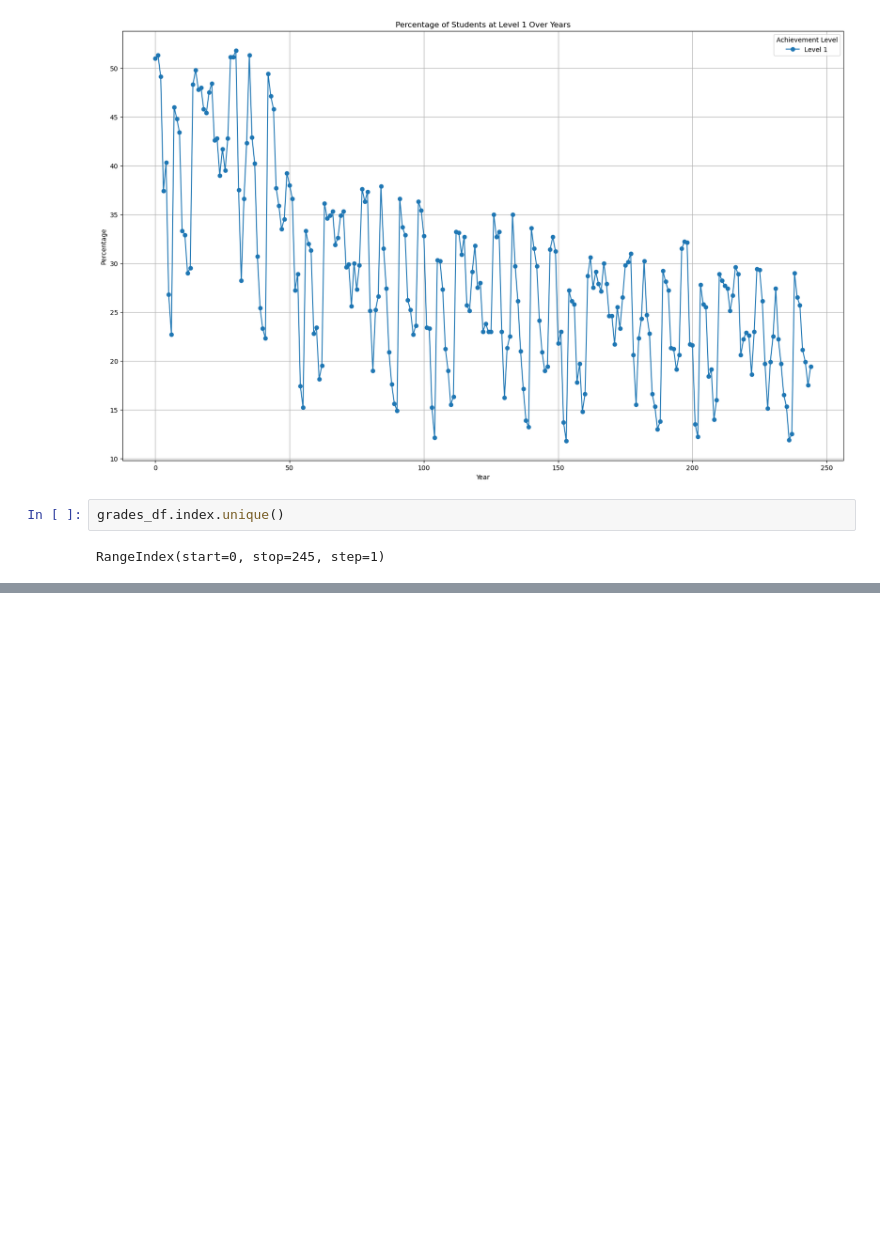
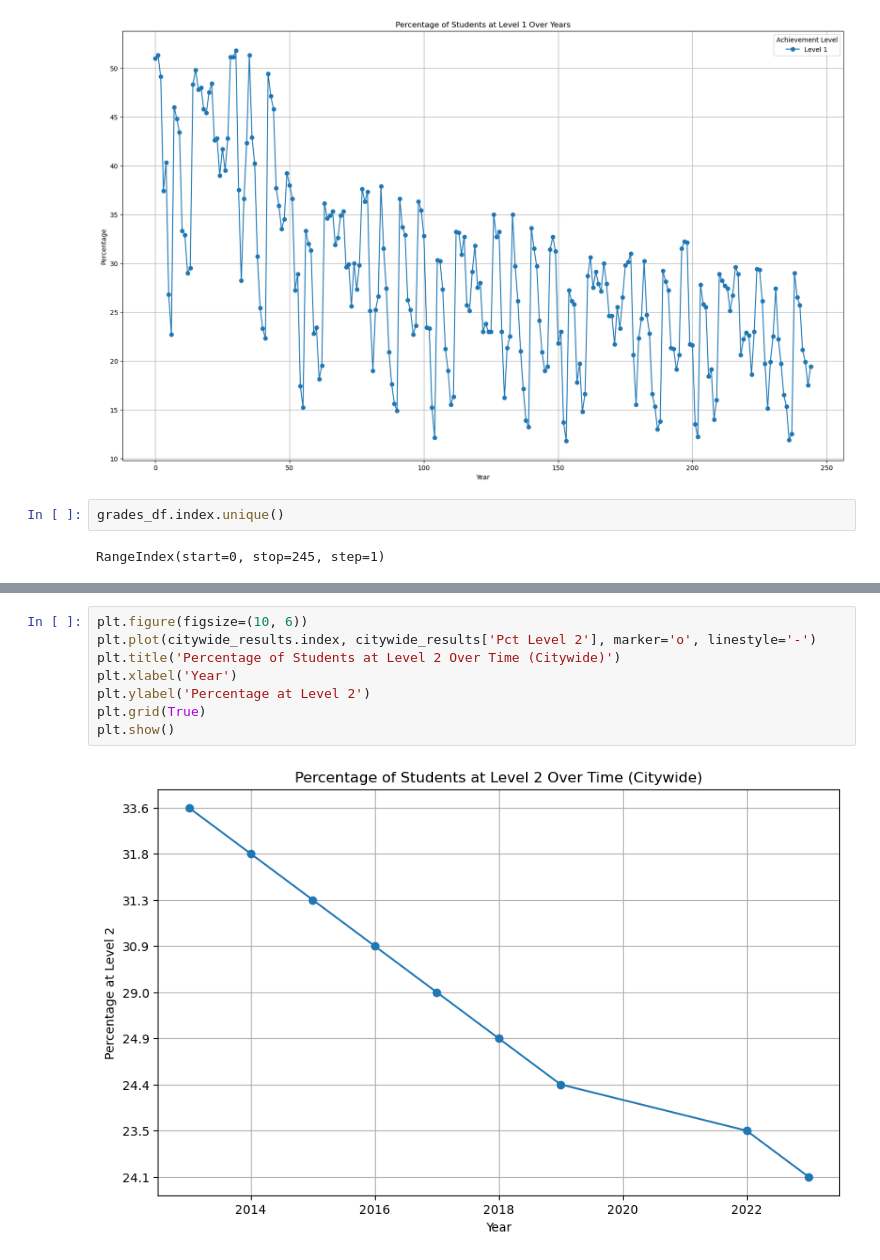
Before and after one commit to myCanaless/NYCeducation-duringCOVID, a Jupyter notebook: code/01 eda.ipynb, the cells around one changed output, grey strips where cells are left out. Cells and saved outputs as stored; diff of their text form; blank space fills up the shorter version.

```diff
--- a/code/01 eda.ipynb
+++ b/code/01 eda.ipynb
@@ -260,0 +411,10 @@ RangeIndex(start=0, stop=245, step=1)
+# %%
+plt.figure(figsize=(10, 6))
+plt.plot(citywide_results.index, citywide_results['Pct Level 2'], marker='o', linestyle='-')
+plt.title('Percentage of Students at Level 2 Over Time (Citywide)')
+plt.xlabel('Year')
+plt.ylabel('Percentage at Level 2')
+plt.grid(True)
+plt.show()
+# %% [output]
+[figure, added]
```
Also changed, not shown: parts of 18 cells of this notebook.
